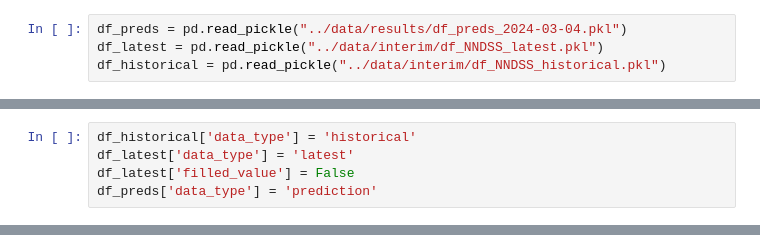
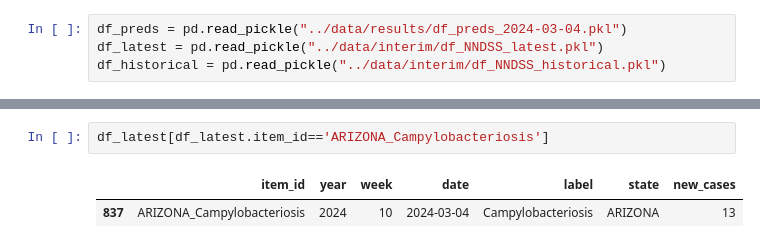
Before and after one commit to SloughJE/OUTBREAK, a Jupyter notebook: notebooks/1.0-JES-outbreak.ipynb, the cells around one changed output, grey strips where cells are left out. Drawn from its saved outputs; the diff is of its cells as text.

```diff
--- a/notebooks/1.0-JES-outbreak.ipynb
+++ b/notebooks/1.0-JES-outbreak.ipynb
@@ -56,5 +49,0 @@ df_historical.tail()
-# %%
-df_historical['data_type'] = 'historical'
-df_latest['data_type'] = 'latest'
-df_latest['filled_value'] = False
-df_preds['data_type'] = 'prediction'
@@ -96 +63,6 @@ df_preds
+# %%
+df_latest[df_latest.item_id=='ARIZONA_Campylobacteriosis']
+# %% [output]
+|  | item_id | year | week | date | label | state | new_cases |
+| 837 | ARIZONA_Campylobacteriosis | 2024 | 10 | 2024-03-04 | Campylobacteriosis | ARIZONA | 13 |
 # %%
```
Also changed, not shown: parts of 32 cells of this notebook, 1 other file.
